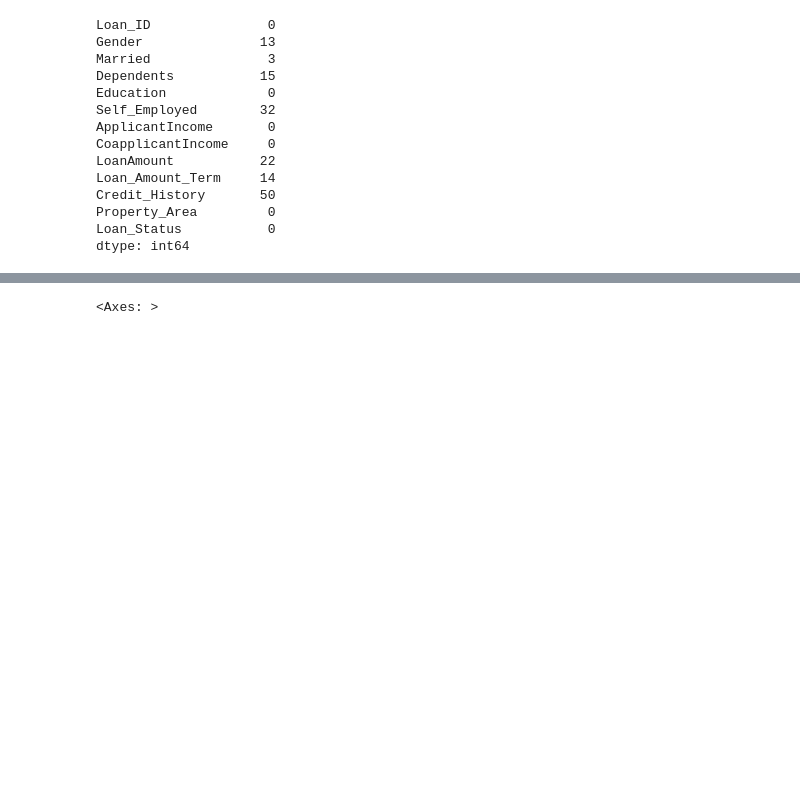
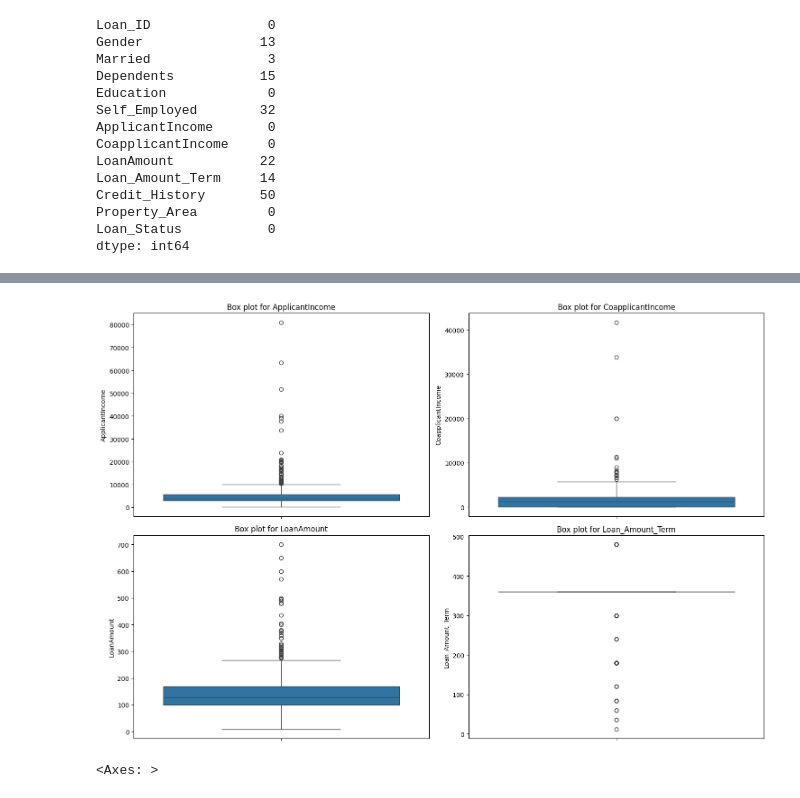
Before and after one commit to DilinaCP/Loan-Prediction-Machine-Learning, a Jupyter notebook: Loan-Prediction-Machine-Learning.ipynb, the cells around one changed output, grey strips where cells are left out. Drawn from its saved outputs; the diff is of its cells as text; code cells hidden in the pictures; blank space fills up the shorter version.

```diff
--- a/Loan-Prediction-Machine-Learning.ipynb
+++ b/Loan-Prediction-Machine-Learning.ipynb
@@ -78,3 +90,20 @@ dtype: int64
+# %%
+import matplotlib.pyplot as plt
+import seaborn as sns
+
+# Select numerical columns
+numerical_cols = ['ApplicantIncome', 'CoapplicantIncome', 'LoanAmount', 'Loan_Amount_Term']
+
+# Create box plots for numerical columns
+plt.figure(figsize=(15, 10))
+for i, col in enumerate(numerical_cols, 1):
+    plt.subplot(2, 2, i)
+    sns.boxplot(y=df[col])
+    plt.title(f'Box plot for {col}')
+plt.tight_layout()
+plt.show()
+# %% [output]
+[figure, added]
 # %%
 
 df['loanAmount_log'] = np.log(df['LoanAmount'])
```
Also changed, not shown: parts of 13 cells of this notebook.
